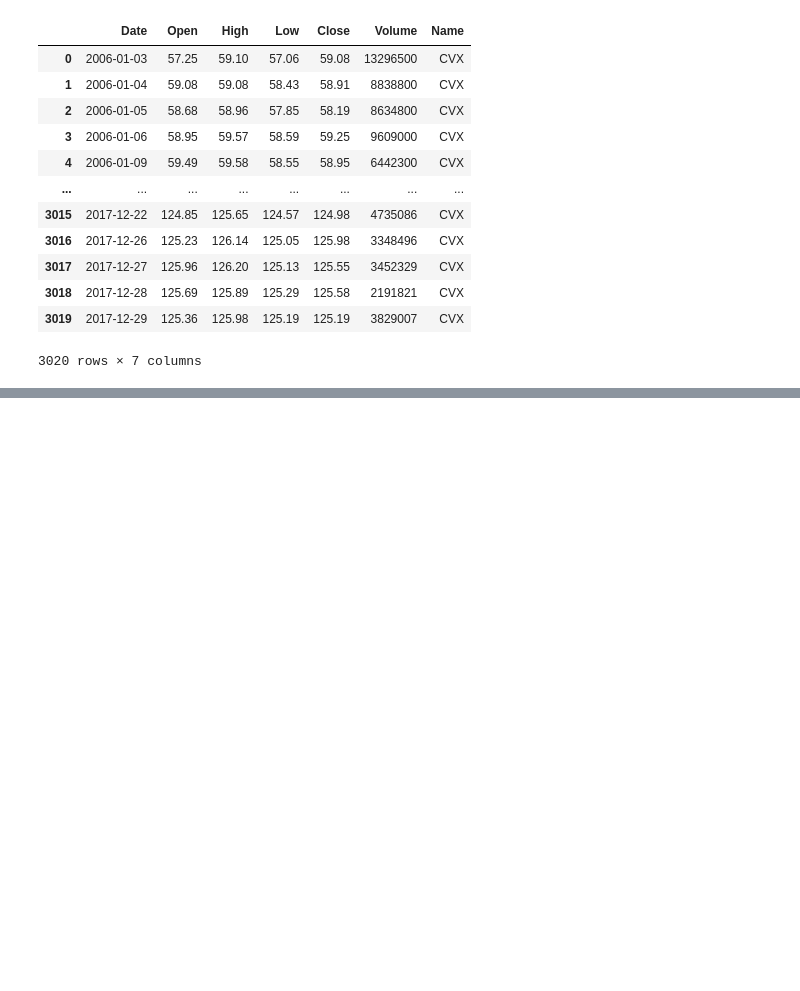
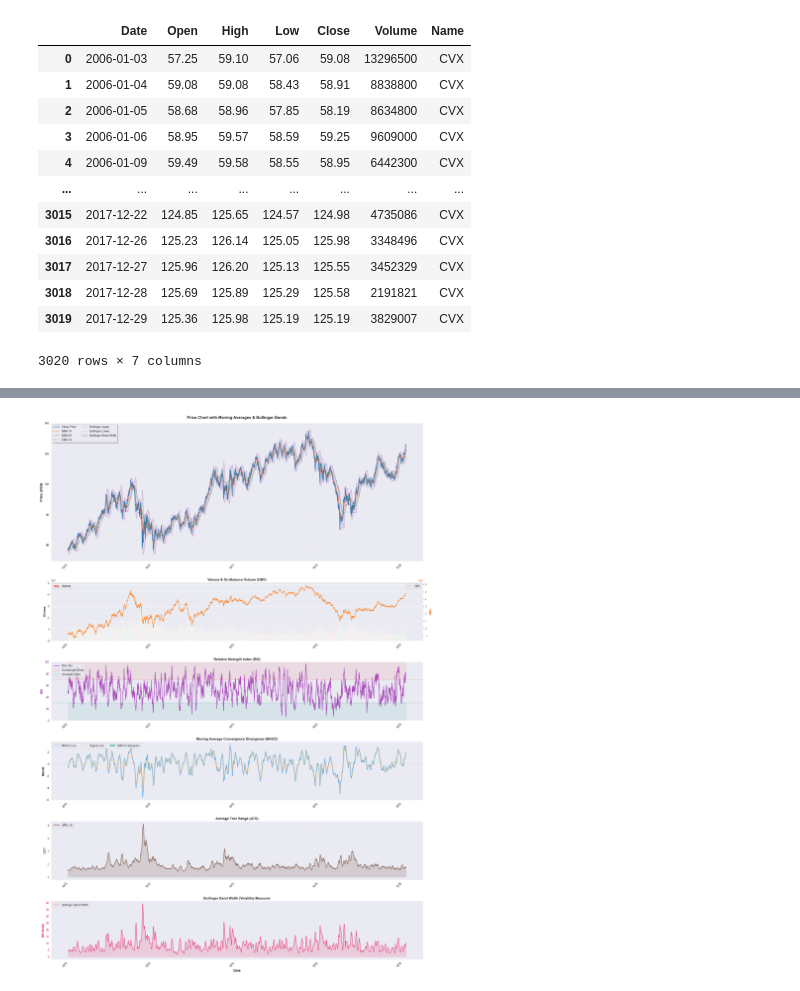
Before and after one commit to tahaElahibakhsh/Helli7_AI_DL, a Jupyter notebook: Market/stock_predictor.ipynb, the cells around one changed output, grey strips where cells are left out. Saved outputs shown, nothing was run; the diff lists cells and outputs as text; code cells hidden in the pictures; blank space fills up the shorter version.

```diff
--- a/Market/stock_predictor.ipynb
+++ b/Market/stock_predictor.ipynb
@@ -22,0 +103,95 @@ df
+# %%
+sns.set_style("darkgrid")
+plt.rcParams['figure.figsize'] = (18, 24)
+plt.rcParams['font.size'] = 10
+
+fig = plt.figure(figsize=(20, 28))
+
+ax1 = plt.subplot2grid((7, 1), (0, 0), rowspan=2)
+ax1.plot(df['Date'], df['Close'], linewidth=2, color='#1f77b4', label='Close Price', alpha=0.9)
+ax1.plot(df['Date'], df['SMA_14'], linewidth=1.5, color='#ff7f0e', linestyle='--', label='SMA 14', alpha=0.8)
+ax1.plot(df['Date'], df['SMA_50'], linewidth=1.5, color='#2ca02c', linestyle='--', label='SMA 50', alpha=0.8)
+ax1.plot(df['Date'], df['EMA_14'], linewidth=1.2, color='#d62728', linestyle='-.', label='EMA 14', alpha=0.7)
+
+ax1.plot(df['Date'], df['BB_upper'], linewidth=0.8, color='purple', linestyle=':', label='Bollinger Upper', alpha=0.6)
+ax1.plot(df['Date'], df['BB_lower'], linewidth=0.8, color='purple', linestyle=':', label='Bollinger Lower', alpha=0.6)
+ax1.fill_between(df['Date'], df['BB_upper'], df['BB_lower'], alpha=0.1, color='purple', label='Bollinger Band Width')
+
+ax1.set_ylabel('Price (USD)', fontsize=12, fontweight='bold')
+ax1.set_title('Price Chart with Moving Averages & Bollinger Bands', fontsize=14, fontweight='bold', pad=15)
+ax1.legend(loc='upper left', ncol=2, frameon=True, fancybox=True, shadow=True)
+ax1.grid(True, alpha=0.3)
+
+
+ax2 = plt.subplot2grid((7, 1), (2, 0))
+color_volume = np.where(df['Close'].diff() > 0, '#26a69a', '#ef5350')
+ax2.bar(df['Date'], df['Volume'], color=color_volume, alpha=0.7, width=1.5, label='Volume')
+ax2.set_ylabel('Volume', fontsize=11, fontweight='bold', color='#424242')
+ax2.tick_params(axis='y', labelcolor='#424242')
+ax2.grid(True, alpha=0.3)
+ax2.legend(loc='upper left')
+
+ax2b = ax2.twinx()
+ax2b.plot(df['Date'], df['OBV'], linewidth=1.5, color='#ff6f00', alpha=0.8, label='OBV')
+ax2b.set_ylabel('OBV', fontsize=11, fontweight='bold', color='#ff6f00')
+ax2b.tick_params(axis='y', labelcolor='#ff6f00')
+ax2b.legend(loc='upper right')
+ax2.set_title('Volume & On-Balance Volume (OBV)', fontsize=12, fontweight='bold')
+
+
+ax3 = plt.subplot2grid((7, 1), (3, 0))
+ax3.plot(df['Date'], df['RSI'], linewidth=1.8, color='#9c27b0', label='RSI (14)', alpha=0.8)
+ax3.fill_between(df['Date'], 70, 100, alpha=0.1, color='#ef5350', label='Overbought Zone')
+ax3.fill_between(df['Date'], 0, 30, alpha=0.1, color='#26a69a', label='Oversold Zone')
+ax3.axhline(y=70, color='#ef5350', linestyle='--', linewidth=0.8, alpha=0.7)
+ax3.axhline(y=30, color='#26a69a', linestyle='--', linewidth=0.8, alpha=0.7)
+ax3.axhline(y=50, color='gray', linestyle=':', linewidth=0.5, alpha=0.5)
+ax3.set_ylabel('RSI', fontsize=11, fontweight='bold', color='#9c27b0')
+ax3.set_ylim(0, 100)
+ax3.tick_params(axis='y', labelcolor='#9c27b0')
+ax3.grid(True, alpha=0.3)
+ax3.legend(loc='upper left')
+ax3.set_title('Relative Strength Index (RSI)', fontsize=12, fontweight='bold')
+
+
+ax4 = plt.subplot2grid((7, 1), (4, 0))
+colors_macd = np.where(df['MACD_hist'] > 0, '#26a69a', '#ef5350')
+ax4.bar(df['Date'], df['MACD_hist'], color=colors_macd, alpha=0.6, width=1.5, label='MACD Histogram')
+ax4.plot(df['Date'], df['MACD'], linewidth=1.5, color='#2196f3', label='MACD Line', alpha=0.8)
+ax4.plot(df['Date'], df['MACD_signal'], linewidth=1.2, color='#ff9800', linestyle='--', label='Signal Line', alpha=0.8)
+ax4.axhline(y=0, color='black', linestyle='-', linewidth=0.5, alpha=0.3)
+ax4.set_ylabel('MACD', fontsize=11, fontweight='bold')
+ax4.grid(True, alpha=0.3)
+ax4.legend(loc='upper left', ncol=3)
+ax4.set_title('Moving Average Convergence Divergence (MACD)', fontsize=12, fontweight='bold')
+
+
+ax5 = plt.subplot2grid((7, 1), (5, 0))
+ax5.plot(df['Date'], df['ATR'], linewidth=1.8, color='#795548', alpha=0.8, label='ATR (14)')
+ax5.fill_between(df['Date'], df['ATR'], alpha=0.2, color='#795548')
+ax5.set_ylabel('ATR', fontsize=11, fontweight='bold', color='#795548')
+ax5.tick_params(axis='y', labelcolor='#795548')
+ax5.grid(True, alpha=0.3)
+ax5.legend(loc='upper left')
+ax5.set_title('Average True Range (ATR)', fontsize=12, fontweight='bold')
+
+
+ax6 = plt.subplot2grid((7, 1), (6, 0))
+ax6.plot(df['Date'], df['BB_width'], linewidth=1.5, color='#e91e63', alpha=0.8, label='Bollinger Band Width')
+ax6.fill_between(df['Date'], df['BB_width'], alpha=0.15, color='#e91e63')
+ax6.set_ylabel('BB Width', fontsize=11, fontweight='bold', color='#e91e63')
+ax6.tick_params(axis='y', labelcolor='#e91e63')
+ax6.set_xlabel('Date', fontsize=12, fontweight='bold')
+ax6.grid(True, alpha=0.3)
+ax6.legend(loc='upper left')
+ax6.set_title('Bollinger Band Width (Volatility Measure)', fontsize=12, fontweight='bold')
+
+for ax in [ax1, ax2, ax3, ax4, ax5, ax6]:
+    ax.xaxis.set_major_locator(mdates.YearLocator(2))
+    ax.xaxis.set_major_formatter(mdates.DateFormatter('%Y'))
+    plt.setp(ax.xaxis.get_majorticklabels(), rotation=45, ha='right')
+
+plt.tight_layout(pad=3.0)
+plt.show()
+# %% [output]
+[figure, added]
```
Also changed, not shown: parts of 13 cells of this notebook, 1 other file.
